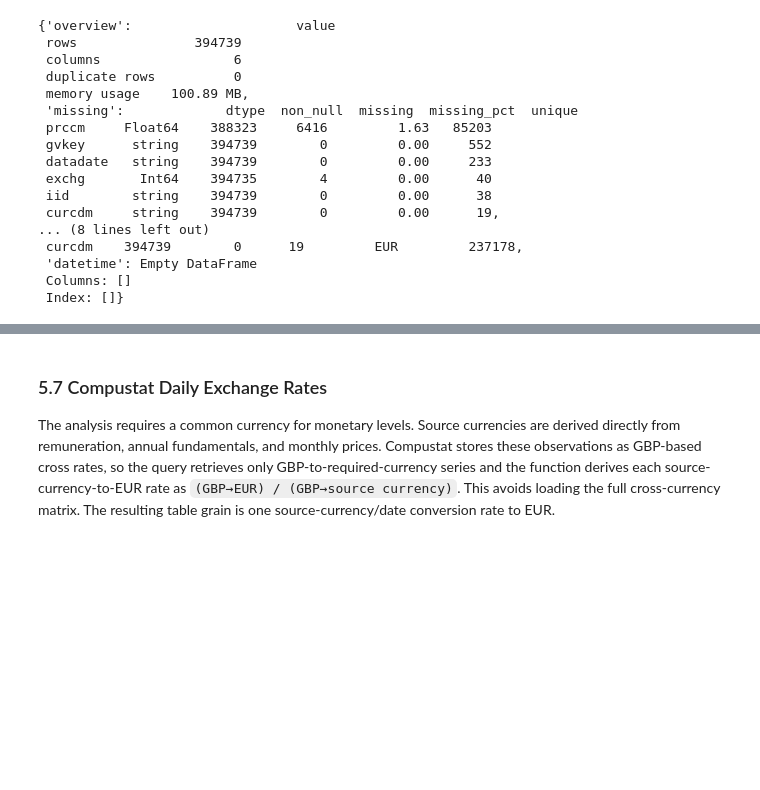
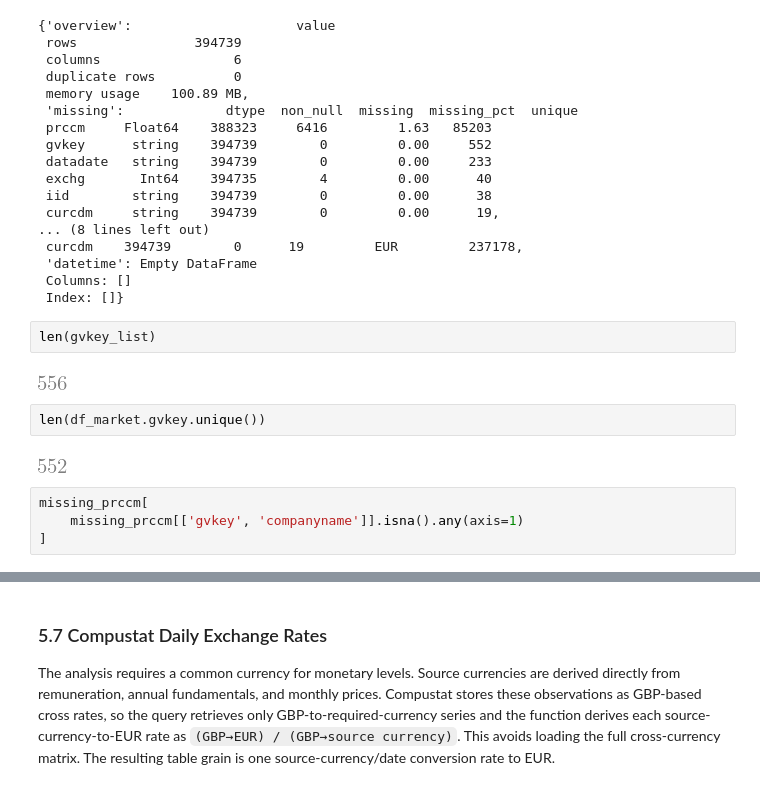
Before and after one commit to rizkyakbar-tud/DAI, a Jupyter notebook: mission/proposals_st26/mission_proposal_Akbar-Zduńczyk_progress.ipynb, the cells around one changed output, grey strips where cells are left out. Saved outputs shown, nothing was run; the diff lists cells and outputs as text; blank space fills up the shorter version.

Commit message:
start handling missing values updates

```diff
--- a/mission/proposals_st26/mission_proposal_Akbar-Zduńczyk_progress.ipynb
+++ b/mission/proposals_st26/mission_proposal_Akbar-Zduńczyk_progress.ipynb
@@ -1098,3 +1202,15 @@ summarize_dataframe(df_market)
  'datetime': Empty DataFrame
  Columns: []
  Index: []}
+# %%
+len(gvkey_list)
+# %% [output]
+[figure, added]
+# %%
+len(df_market.gvkey.unique())
+# %% [output]
+[figure, added]
+# %%
+missing_prccm[
+    missing_prccm[['gvkey', 'companyname']].isna().any(axis=1)
+]
```
Also changed, not shown: parts of 13 cells of this notebook.
